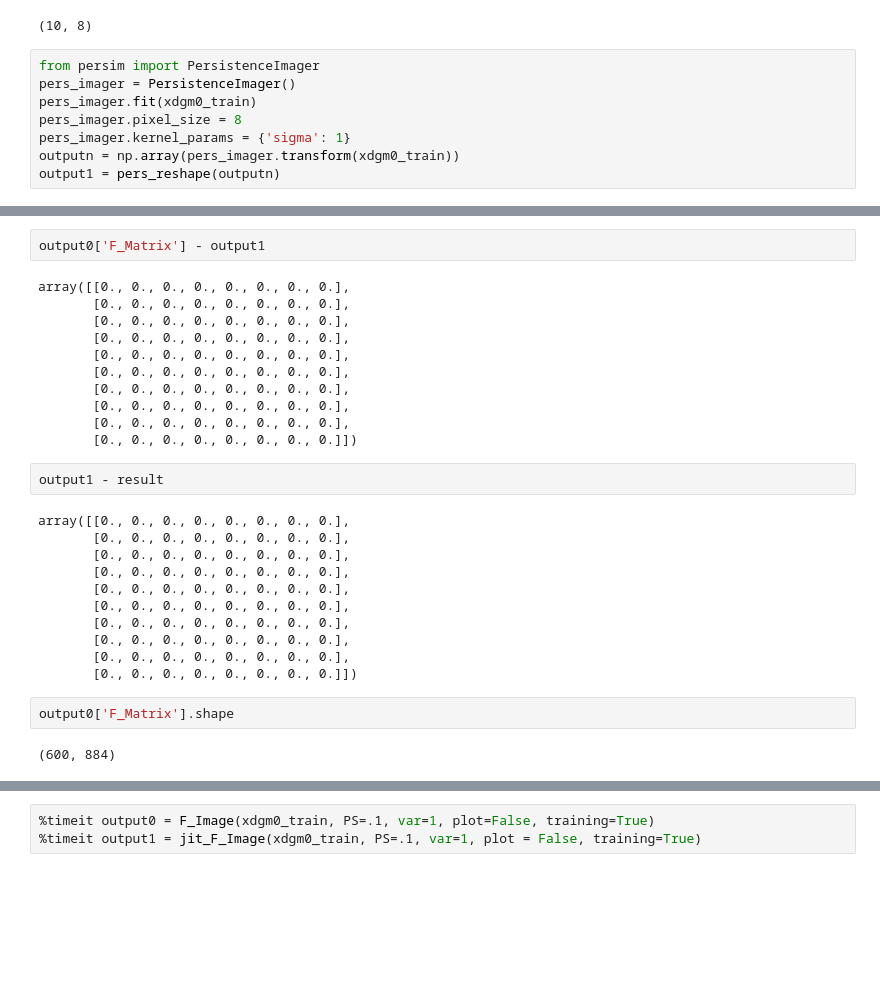
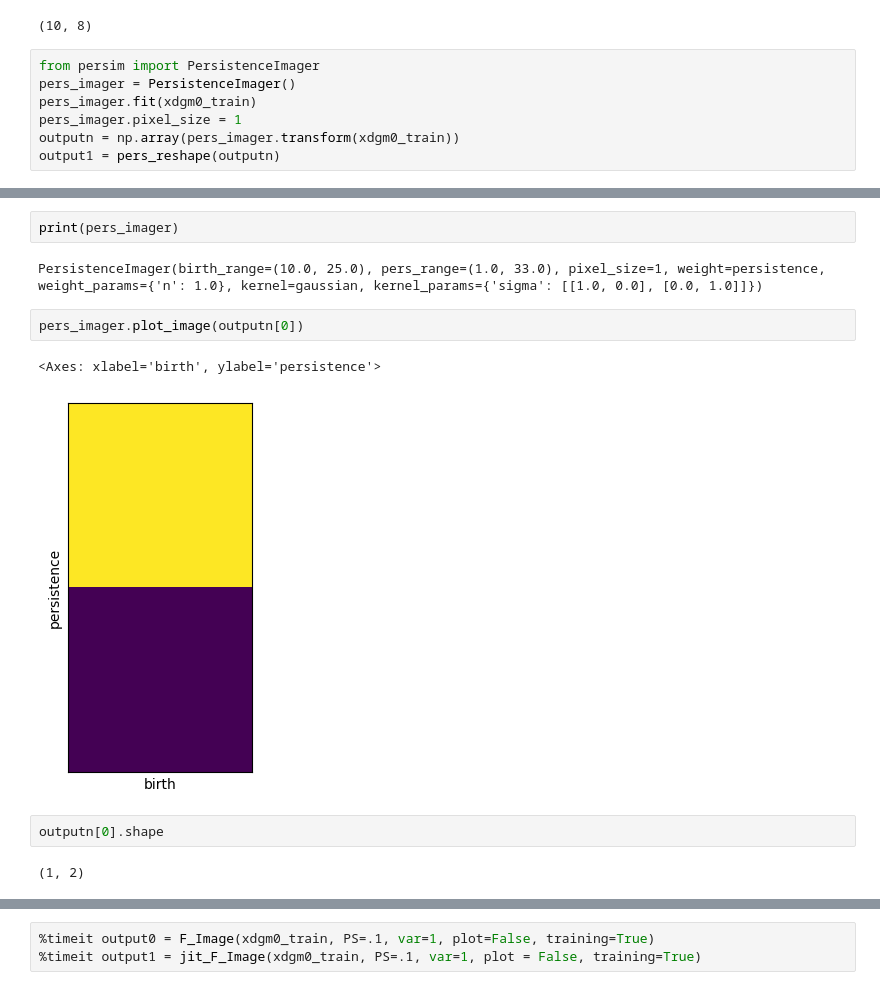
Before and after one commit to TeaspoonTDA/teaspoon, a Jupyter notebook: notebooks/ml_methods_timing_pers_images.ipynb, the cells around one changed output, grey strips where cells are left out. Drawn from its saved outputs; the diff is of its cells as text; blank space fills up the shorter version.

Commit message:
updated persistence images function

```diff
--- a/notebooks/ml_methods_timing_pers_images.ipynb
+++ b/notebooks/ml_methods_timing_pers_images.ipynb
@@ -241,7 +374,6 @@ output0['F_Matrix'].shape
 from persim import PersistenceImager
 pers_imager = PersistenceImager()
 pers_imager.fit(xdgm0_train)
-pers_imager.pixel_size = 8
-pers_imager.kernel_params = {'sigma': 1}
+pers_imager.pixel_size = 1
 outputn = np.array(pers_imager.transform(xdgm0_train))
 output1 = pers_reshape(outputn)
@@ -292,30 +380,13 @@ array([[3.17263306e-126, 1.45780267e-056, 1.41951503e-014,
-# %%
-output0['F_Matrix'] - output1
-# %% [output]
-array([[0., 0., 0., 0., 0., 0., 0., 0.],
-       [0., 0., 0., 0., 0., 0., 0., 0.],
-       [0., 0., 0., 0., 0., 0., 0., 0.],
-       [0., 0., 0., 0., 0., 0., 0., 0.],
-       [0., 0., 0., 0., 0., 0., 0., 0.],
-       [0., 0., 0., 0., 0., 0., 0., 0.],
-       [0., 0., 0., 0., 0., 0., 0., 0.],
-       [0., 0., 0., 0., 0., 0., 0., 0.],
-       [0., 0., 0., 0., 0., 0., 0., 0.],
-       [0., 0., 0., 0., 0., 0., 0., 0.]])
-# %%
-output1 - result
-# %% [output]
-array([[0., 0., 0., 0., 0., 0., 0., 0.],
-       [0., 0., 0., 0., 0., 0., 0., 0.],
-       [0., 0., 0., 0., 0., 0., 0., 0.],
-       [0., 0., 0., 0., 0., 0., 0., 0.],
-       [0., 0., 0., 0., 0., 0., 0., 0.],
-       [0., 0., 0., 0., 0., 0., 0., 0.],
-       [0., 0., 0., 0., 0., 0., 0., 0.],
-       [0., 0., 0., 0., 0., 0., 0., 0.],
-       [0., 0., 0., 0., 0., 0., 0., 0.],
-       [0., 0., 0., 0., 0., 0., 0., 0.]])
-# %%
-output0['F_Matrix'].shape
-# %% [output]
-(600, 884)
+# %%
+print(pers_imager)
+# %% [output]
+PersistenceImager(birth_range=(10.0, 25.0), pers_range=(1.0, 33.0), pixel_size=1, weight=persistence, weight_params={'n': 1.0}, kernel=gaussian, kernel_params={'sigma': [[1.0, 0.0], [0.0, 1.0]]})
+# %%
+pers_imager.plot_image(outputn[0])
+# %% [output]
+<Axes: xlabel='birth', ylabel='persistence'>
+[figure, added]
+# %%
+outputn[0].shape
+# %% [output]
+(1, 2)
```
Also changed, not shown: parts of 19 cells of this notebook.
